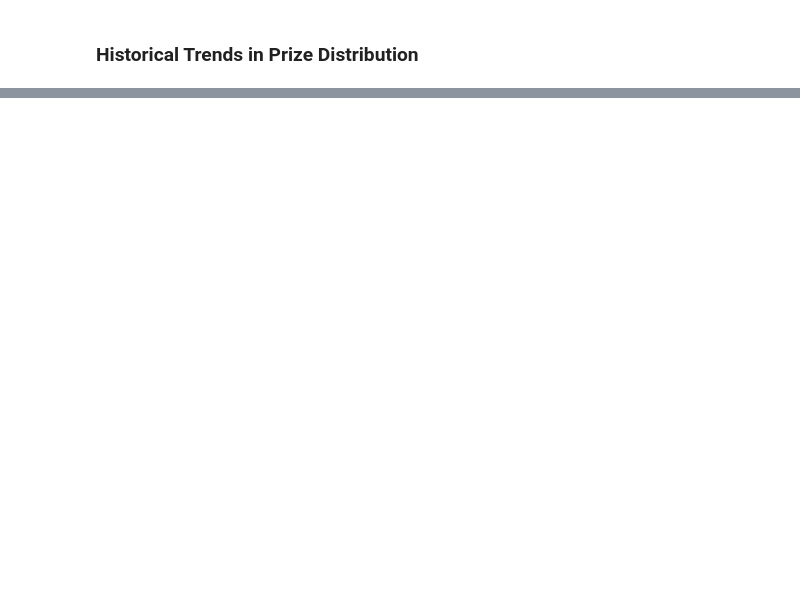
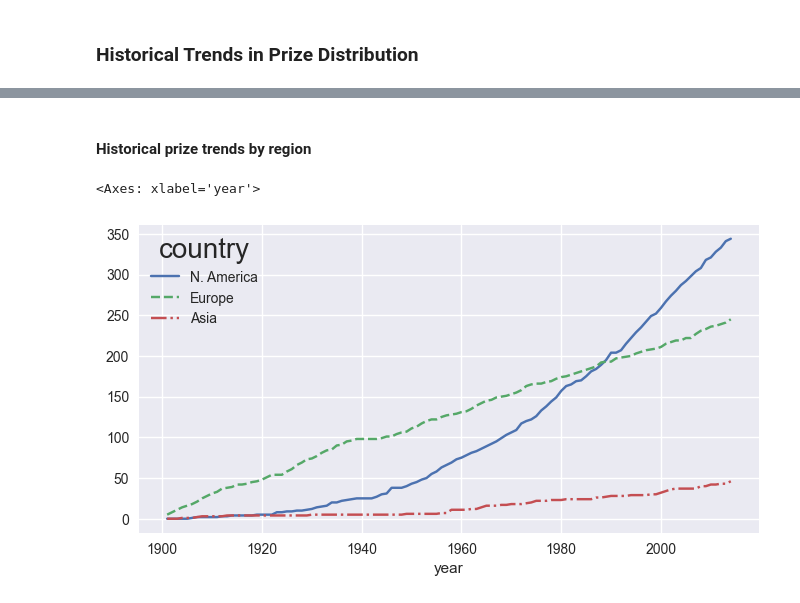
Before and after one commit to MSulSal/nobel-data-exploration, a Jupyter notebook: Nobel Winners Data Exploration.ipynb, the cells around one changed output, grey strips where cells are left out. Cells and saved outputs as stored; diff of their text form; code cells hidden in the pictures; blank space fills up the shorter version.

Commit message:
historical trends

```diff
--- a/Nobel Winners Data Exploration.ipynb
+++ b/Nobel Winners Data Exploration.ipynb
@@ -267,0 +310,25 @@ plt.tight_layout()
+# %% [markdown]
+#### Historical prize trends by region
+# %%
+regions = [
+    {
+        "label": "N. America",
+        "countries": ["Canada", "United States"]
+    },
+    {
+        "label": "Europe",
+        "countries": ["United Kingdom", "Germany", "France"]
+    },
+    {
+        "label": "Asia",
+        "countries": ["Japan", "Russia and Soviet Union", "India"]
+    }
+]
+
+for region in regions:
+    by_year_nat_sz[region["label"]] = by_year_nat_sz[region["countries"]].sum(axis=1)
+
+by_year_nat_sz[[region["label"] for region in regions]].cumsum().plot(style=["-", "--", "-."])
+# %% [output]
+<Axes: xlabel='year'>
+[figure, added]
```
Also changed, not shown: parts of 11 cells of this notebook.
